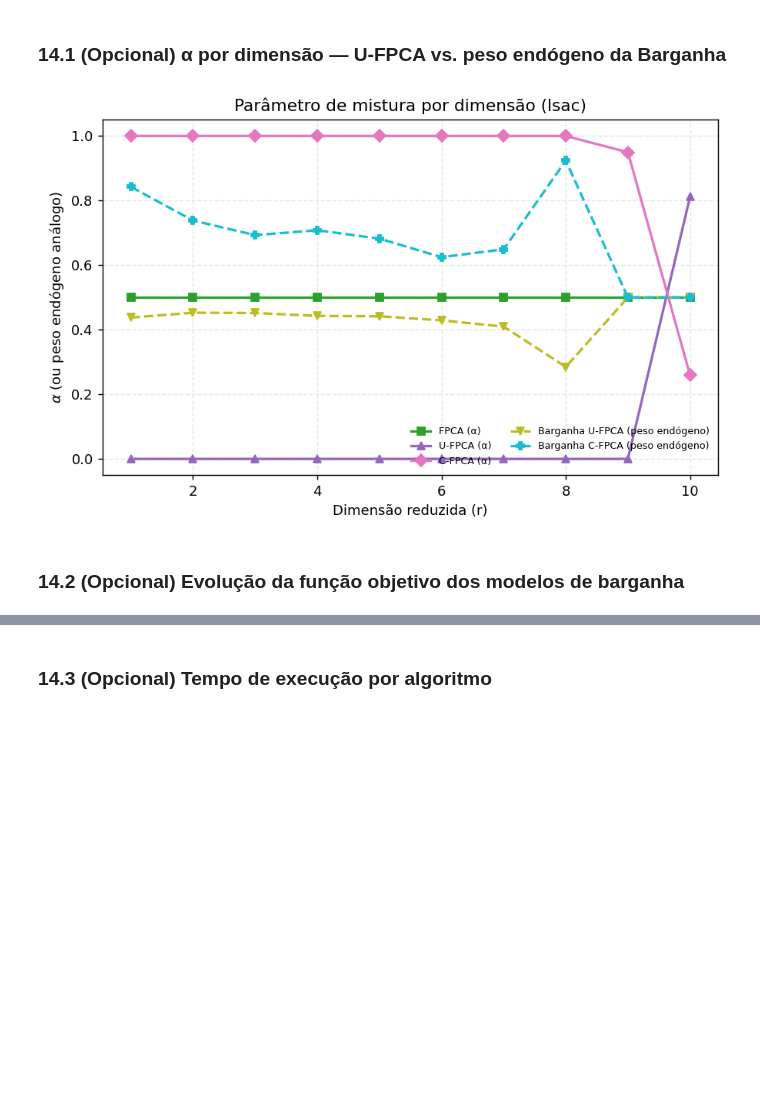
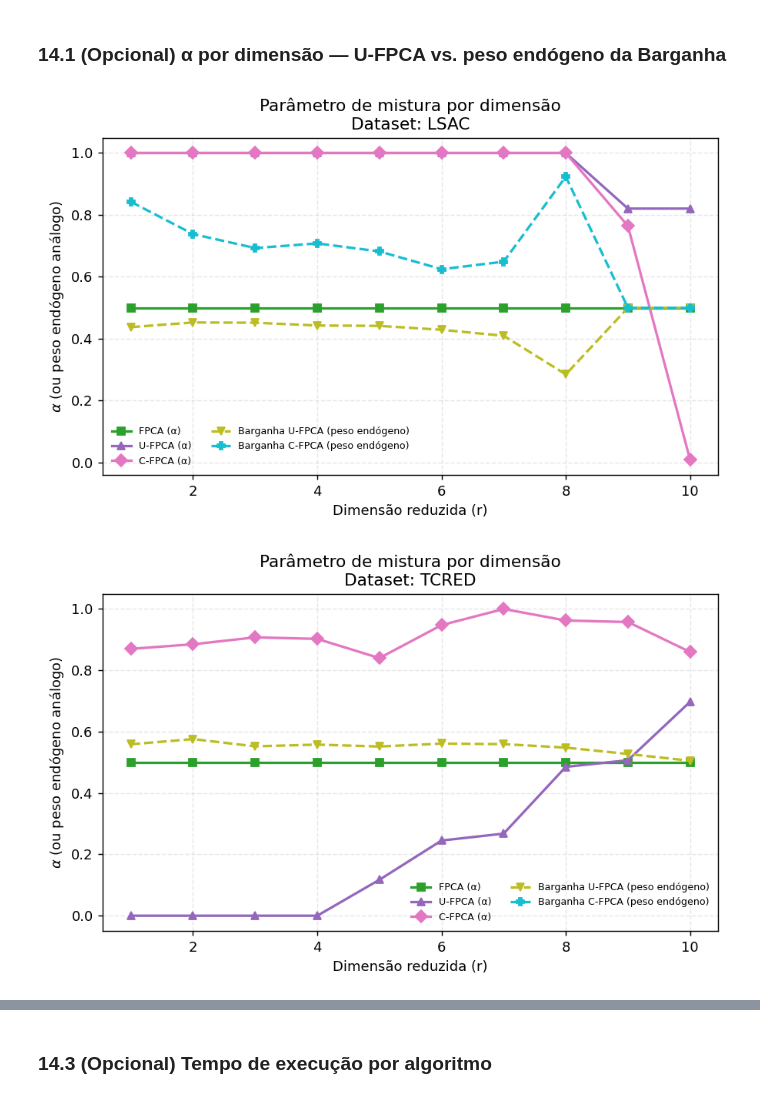
Before and after one commit to MDuqi/Bargaining-Fair-PCA, a Jupyter notebook: fair_pca_experimentos.ipynb, the cells around one changed output, grey strips where cells are left out. Saved outputs shown, nothing was run; the diff lists cells and outputs as text; code cells hidden in the pictures; blank space fills up the shorter version.

```diff
--- a/fair_pca_experimentos.ipynb
+++ b/fair_pca_experimentos.ipynb
@@ -464,7 +463,7 @@ def ufpca(CX, CA, CB, r, tol=ALPHA_TOL, n_iter=ALPHA_ITER):
     def custo(alpha):
         U = top_k(chat_alpha(CX, CA, CB, alpha), r)
         RA, RB = recon_error(CA, U), recon_error(CB, U)
-        return disparity(RA, RB)
+        return fairness(RA, RB)   # minimiza o QUADRADO da disparidade
 
     alpha_star = busca_secao_aurea(custo, 0.0, 1.0, tol, n_iter)
     U = top_k(chat_alpha(CX, CA, CB, alpha_star), r)
@@ -492,7 +491,7 @@ def cfpca(CX, CA, CB, r, tau, n_grid=401, tol=ALPHA_TOL, n_iter=ALPHA_ITER):
     custos, violacoes = [], []
     for a in alphas:
         RA, RB = avaliar(a)
-        custos.append(disparity(RA, RB))
+        custos.append(fairness(RA, RB))   # minimiza o QUADRADO da disparidade
         violacoes.append(max(RA - tau, 0.0) + max(RB - tau, 0.0))
     custos, violacoes = np.array(custos), np.array(violacoes)
 
@@ -506,7 +505,7 @@ def cfpca(CX, CA, CB, r, tau, n_grid=401, tol=ALPHA_TOL, n_iter=ALPHA_ITER):
             RA, RB = avaliar(alpha)
             if RA > tau + 1e-9 or RB > tau + 1e-9:
                 return np.inf
-            return disparity(RA, RB)
+            return fairness(RA, RB)
 
         alpha_star = busca_secao_aurea(custo_restrito, a0, a1, tol, n_iter)
         if custo_restrito(alpha_star) == np.inf:   # refino saiu da região viável
@@ -727,7 +747,7 @@ ALGOS_ORDEM = ["PCA", "FPCA", "U-FPCA", "C-FPCA", "Barganha U-FPCA", "Barganha C
 CORES = plt.cm.tab10(np.linspace(0, 1, len(ALGOS_ORDEM)))
 MARCADORES = ["o", "s", "^", "D", "v", "P"]
 
-def plot_metrica(df_res, coluna, titulo, ylabel, fname=None):
+def plot_metrica(df_res, coluna, titulo, ylabel, nome_dataset):
     fig, ax = plt.subplots(figsize=(7, 4.5), dpi=130)
     for algo, cor, mk in zip(ALGOS_ORDEM, CORES, MARCADORES):
         sub = df_res[df_res["algoritmo"] == algo].sort_values("r")
@@ -737,16 +757,14 @@ def plot_metrica(df_res, coluna, titulo, ylabel, fname=None):
                 linewidth=1.8, markersize=5)
     ax.set_xlabel("Dimensão reduzida (r)")
     ax.set_ylabel(ylabel)
-    ax.set_title(titulo)
+    ax.set_title(f"{titulo}\nDataset: {nome_dataset}")
     ax.legend(frameon=False, fontsize=8, ncol=2)
     ax.grid(alpha=0.3, linestyle="--")
     fig.tight_layout()
-    if fname:
-        fig.savefig(fname, bbox_inches="tight")
     plt.show()
 
 
-if not df_resultados.empty:
-    plot_metrica(df_resultados, "R", f"Erro de Reconstrução × Dimensão Reduzida ({CONFIG['NAME']})",
-                 r"$R(U)$", fname=f"fig_erro_reconstrucao_{CONFIG['NAME']}.png")
+for nome_dataset, res in resultados_por_dataset.items():
+    plot_metrica(res["df"], "R", "Erro de Reconstrução × Dimensão Reduzida",
+                 r"$R(U)$", nome_dataset)
 # %% [output]
@@ -759,0 +773,4 @@ if not df_resultados.empty:
+# %%
+for nome_dataset, res in resultados_por_dataset.items():
+    plot_metrica(res["df"], "F", "Fairness × Dimensão Reduzida",
+                 r"$F(U) = \left(R_A(U) - R_B(U)\right)^2$", nome_dataset)
@@ -760,24 +780,26 @@ if not df_resultados.empty:
 # %% [markdown]
 ### 14.1 (Opcional) α por dimensão — U-FPCA vs. peso endógeno da Barganha
 # %%
-if not df_resultados.empty:
+def plot_alpha(df_res, nome_dataset):
     fig, ax = plt.subplots(figsize=(7, 4.5), dpi=130)
     for algo, cor, mk in zip(["FPCA", "U-FPCA", "C-FPCA"], CORES[1:4], MARCADORES[1:4]):
-        sub = df_resultados[df_resultados["algoritmo"] == algo].sort_values("r")
+        sub = df_res[df_res["algoritmo"] == algo].sort_values("r")
         ax.plot(sub["r"], sub["alpha"], marker=mk, color=cor, label=f"{algo} (α)", linewidth=1.8)
     for algo, cor, mk in zip(["Barganha U-FPCA", "Barganha C-FPCA"], CORES[4:], MARCADORES[4:]):
-        sub = df_resultados[df_resultados["algoritmo"] == algo].sort_values("r")
+        sub = df_res[df_res["algoritmo"] == algo].sort_values("r")
         ax.plot(sub["r"], sub["alpha"], marker=mk, color=cor, linestyle="--",
                  label=f"{algo} (peso endógeno)", linewidth=1.8)
     ax.set_xlabel("Dimensão reduzida (r)")
     ax.set_ylabel(r"$\alpha$ (ou peso endógeno análogo)")
-    ax.set_title(f"Parâmetro de mistura por dimensão ({CONFIG['NAME']})")
+    ax.set_title(f"Parâmetro de mistura por dimensão\nDataset: {nome_dataset}")
     ax.legend(frameon=False, fontsize=7, ncol=2)
     ax.grid(alpha=0.3, linestyle="--")
     fig.tight_layout()
-    fig.savefig(f"fig_alpha_por_r_{CONFIG['NAME']}.png", bbox_inches="tight")
     plt.show()
+
+
+for nome_dataset, res in resultados_por_dataset.items():
+    plot_alpha(res["df"], nome_dataset)
 # %% [output]
-[figure, old version]
+[figure, new version]
+[figure, added]
-# %% [markdown]
-### 14.2 (Opcional) Evolução da função objetivo dos modelos de barganha
```
Also changed, not shown: parts of 22 cells of this notebook, 10 other files.
